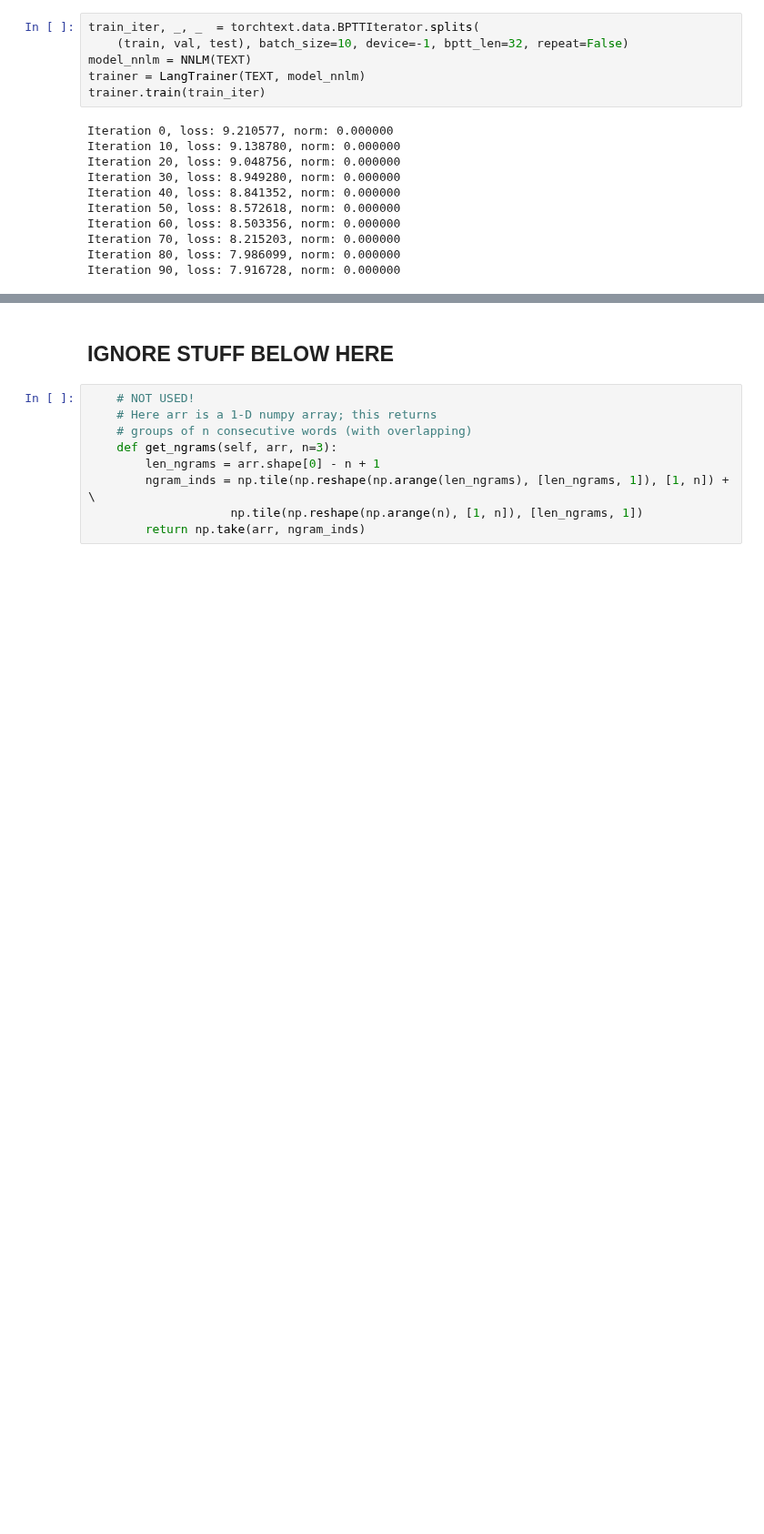
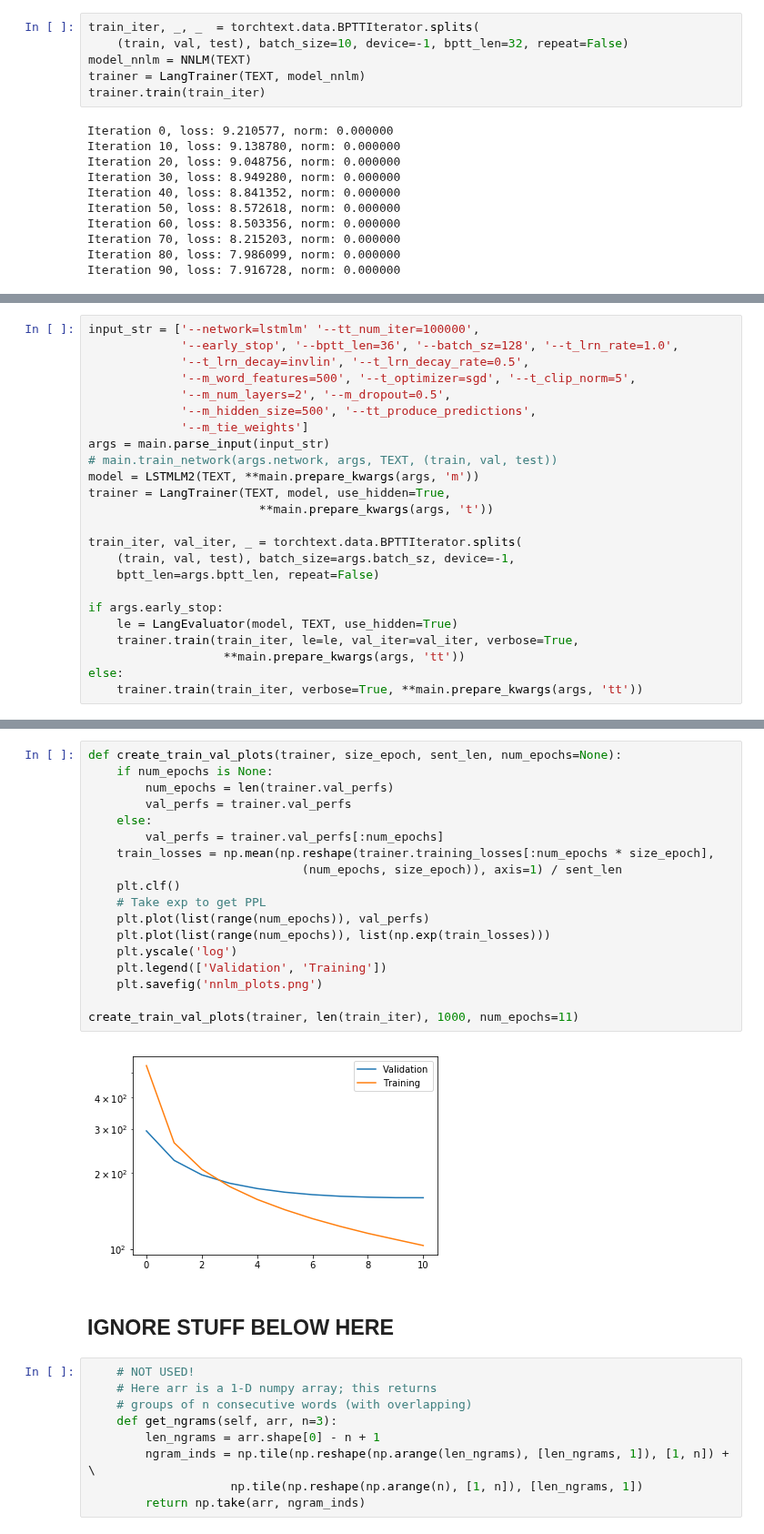
Before and after one commit to emptycrown/cs287-nlp, a Jupyter notebook: hw2/HW3-models-Noah.ipynb, the cells around one changed output, grey strips where cells are left out. Shown at 91% size. Drawn from its saved outputs; the diff is of its cells as text; blank space fills up the shorter version.

Commit message:
tie weights, other modifications

```diff
--- a/hw2/HW3-models-Noah.ipynb
+++ b/hw2/HW3-models-Noah.ipynb
@@ -153,0 +203,24 @@ print(trainer.training_norms)
+# %%
+input_str = ['--network=lstmlm' '--tt_num_iter=100000',
+             '--early_stop', '--bptt_len=36', '--batch_sz=128', '--t_lrn_rate=1.0',
+             '--t_lrn_decay=invlin', '--t_lrn_decay_rate=0.5',
+             '--m_word_features=500', '--t_optimizer=sgd', '--t_clip_norm=5',
+             '--m_num_layers=2', '--m_dropout=0.5',
+             '--m_hidden_size=500', '--tt_produce_predictions',
+             '--m_tie_weights']
+args = main.parse_input(input_str)
+# main.train_network(args.network, args, TEXT, (train, val, test))
+model = LSTMLM2(TEXT, **main.prepare_kwargs(args, 'm'))
+trainer = LangTrainer(TEXT, model, use_hidden=True,
+                        **main.prepare_kwargs(args, 't'))
+
+train_iter, val_iter, _ = torchtext.data.BPTTIterator.splits(
+    (train, val, test), batch_size=args.batch_sz, device=-1,
+    bptt_len=args.bptt_len, repeat=False)
+
+if args.early_stop:
+    le = LangEvaluator(model, TEXT, use_hidden=True)
+    trainer.train(train_iter, le=le, val_iter=val_iter, verbose=True,
+                   **main.prepare_kwargs(args, 'tt'))
+else:
+    trainer.train(train_iter, verbose=True, **main.prepare_kwargs(args, 'tt'))
@@ -154,3 +245,23 @@ print(trainer.training_norms)
+# %%
+def create_train_val_plots(trainer, size_epoch, sent_len, num_epochs=None):
+    if num_epochs is None:
+        num_epochs = len(trainer.val_perfs)
+        val_perfs = trainer.val_perfs
+    else:
+        val_perfs = trainer.val_perfs[:num_epochs]
+    train_losses = np.mean(np.reshape(trainer.training_losses[:num_epochs * size_epoch],
+                              (num_epochs, size_epoch)), axis=1) / sent_len
+    plt.clf()
+    # Take exp to get PPL
+    plt.plot(list(range(num_epochs)), val_perfs)
+    plt.plot(list(range(num_epochs)), list(np.exp(train_losses)))
+    plt.yscale('log')
+    plt.legend(['Validation', 'Training'])
+    plt.savefig('nnlm_plots.png')
+
+create_train_val_plots(trainer, len(train_iter), 1000, num_epochs=11)
+# %% [output]
+[figure, added]
 # %% [markdown]
 ## IGNORE STUFF BELOW HERE
 # %%
```
Also changed, not shown: parts of 6 cells of this notebook, 4 other files.
